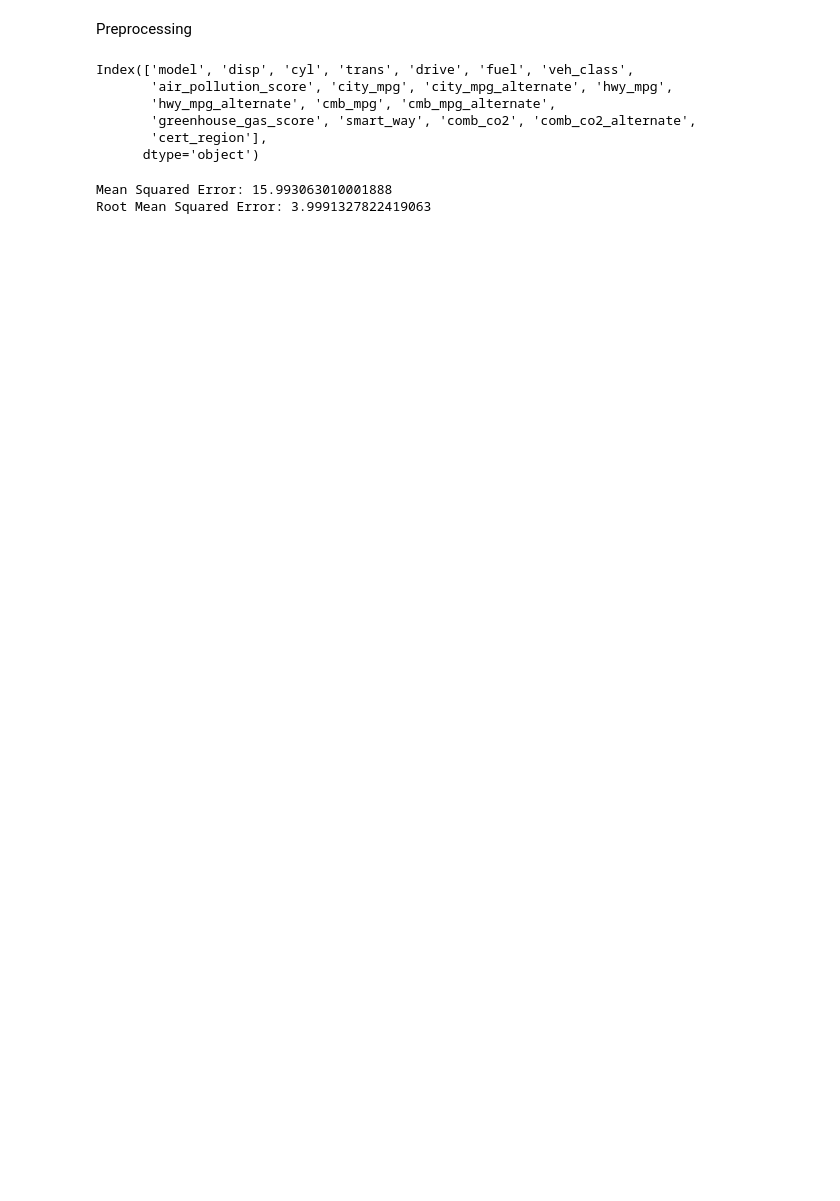
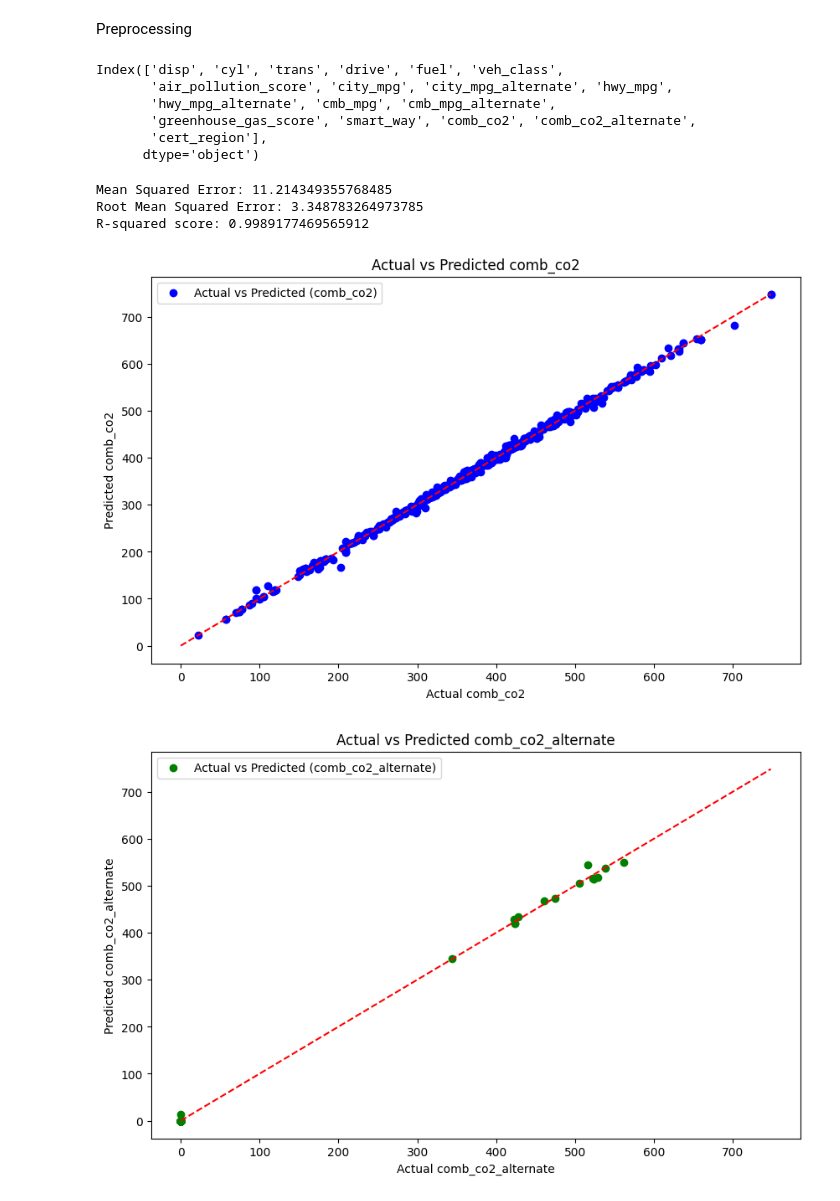
Before and after one commit to Ramsha-amir26/DAP-TABA, a Jupyter notebook: models/emissions.ipynb, the cells around one changed output. Cells and saved outputs as stored; diff of their text form; code cells hidden in the pictures; blank space fills up the shorter version.

Commit message:
changed training

```diff
--- a/models/emissions.ipynb
+++ b/models/emissions.ipynb
@@ -58,4 +28,5 @@ max            708.000000     1.000000
 # %% [markdown]
 Preprocessing
 # %%
-df = df.drop(columns=['underhood_id', 'stnd_description', 'stnd'])
+
+df = df.drop(columns=['underhood_id', 'stnd_description', 'stnd', 'model'])
@@ -69,18 +60,15 @@ def label_encode_columns(df, column_names):
     encoder = LabelEncoder()
 
     for col in column_names:
-        try:
-            if col in df_encoded.columns:
-                df_encoded[col] = encoder.fit_transform(df_encoded[col])
-        except:
-            print(col)
+        if col in df_encoded.columns:
+            df_encoded[col] = encoder.fit_transform(df_encoded[col])
     return df_encoded
 
-cate_cols = ['stnd', 'model', 'trans', 'drive', 'fuel', 'veh_class', 'smart_way', 'cert_region']
+cate_cols = ['model', 'trans', 'drive', 'fuel', 'veh_class', 'smart_way', 'cert_region']
 
 df = label_encode_columns(df, cate_cols)
 # %% [output]
-Index(['model', 'disp', 'cyl', 'trans', 'drive', 'fuel', 'veh_class',
+Index(['disp', 'cyl', 'trans', 'drive', 'fuel', 'veh_class',
        'air_pollution_score', 'city_mpg', 'city_mpg_alternate', 'hwy_mpg',
        'hwy_mpg_alternate', 'cmb_mpg', 'cmb_mpg_alternate',
        'greenhouse_gas_score', 'smart_way', 'comb_co2', 'comb_co2_alternate',
@@ -90,16 +78,15 @@ Index(['model', 'disp', 'cyl', 'trans', 'drive', 'fuel', 'veh_class',
 from sklearn.model_selection import train_test_split
 from sklearn.ensemble import RandomForestRegressor
 from sklearn.metrics import mean_squared_error
-from sklearn.model_selection import StratifiedKFold, cross_val_score
+from sklearn.metrics import r2_score
 
 
 X = df.drop(columns=['comb_co2', 'comb_co2_alternate'])
 y = df[['comb_co2', 'comb_co2_alternate']]
 
+X_train, X_test, y_train, y_test = train_test_split(X, y, test_size=0.2, random_state=42, shuffle=True)
 
-X_train, X_test, y_train, y_test = train_test_split(X, y, test_size=0.2, random_state=42)
-
-model = RandomForestRegressor(n_estimators = 21, max_features = 'sqrt', max_depth = 30, random_state = 42)
+model = RandomForestRegressor(n_estimators = 30, max_features = 'sqrt', max_depth = 24, random_state = 42)
 
 model.fit(X_train, y_train)
 
@@ -110,6 +97,35 @@ print("Mean Squared Error:", mse)
 
 rmse = mse**.5
 print("Root Mean Squared Error:", rmse)
+
+r2 = r2_score(y_test, y_pred)
+print("R-squared score:", r2)
 # %% [output]
-Mean Squared Error: 15.993063010001888
-Root Mean Squared Error: 3.9991327822419063
+Mean Squared Error: 11.214349355768485
+Root Mean Squared Error: 3.348783264973785
+R-squared score: 0.9989177469565912
+# %%
+import matplotlib.pyplot as plt
+
+# Scatter plot for comb_co2
+plt.figure(figsize=(10, 6))
+plt.scatter(y_test['comb_co2'], y_pred[:, 0], color='blue', label='Actual vs Predicted (comb_co2)')
+plt.plot([y_test.min().min(), y_test.max().max()], [y_test.min().min(), y_test.max().max()], color='red', linestyle='--')
+plt.xlabel('Actual comb_co2')
+plt.ylabel('Predicted comb_co2')
+plt.title('Actual vs Predicted comb_co2')
+plt.legend()
+plt.show()
+
+# Scatter plot for comb_co2_alternate
+plt.figure(figsize=(10, 6))
+plt.scatter(y_test['comb_co2_alternate'], y_pred[:, 1], color='green', label='Actual vs Predicted (comb_co2_alternate)')
+plt.plot([y_test.min().min(), y_test.max().max()], [y_test.min().min(), y_test.max().max()], color='red', linestyle='--')
+plt.xlabel('Actual comb_co2_alternate')
+plt.ylabel('Predicted comb_co2_alternate')
+plt.title('Actual vs Predicted comb_co2_alternate')
+plt.legend()
+plt.show()
+# %% [output]
+[figure, added]
+[figure, added]
```
Also changed, not shown: parts of 5 cells of this notebook, 1 other file.
